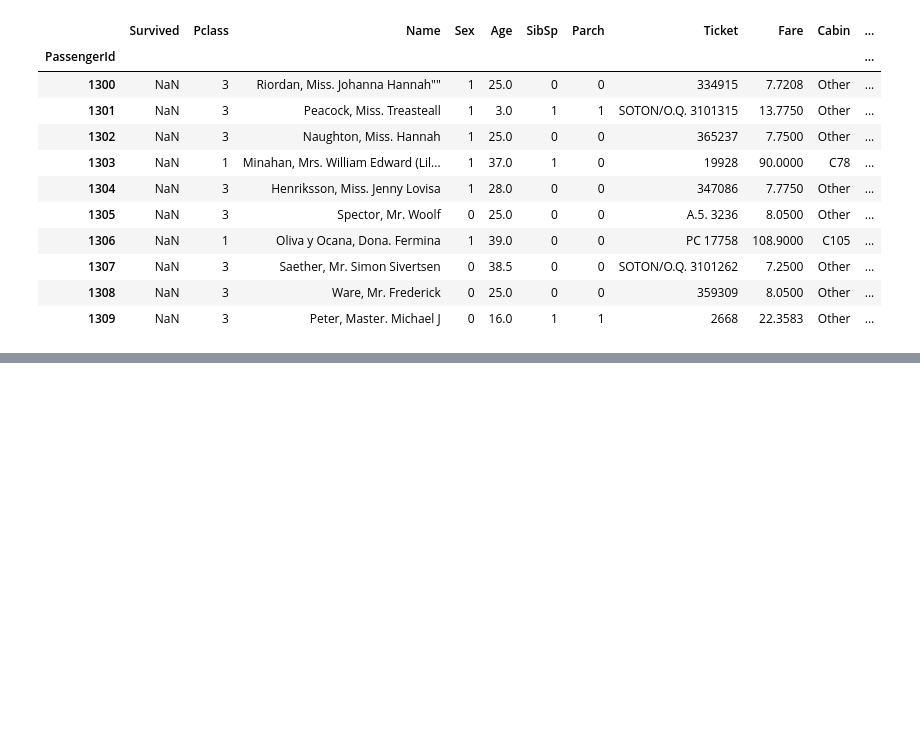
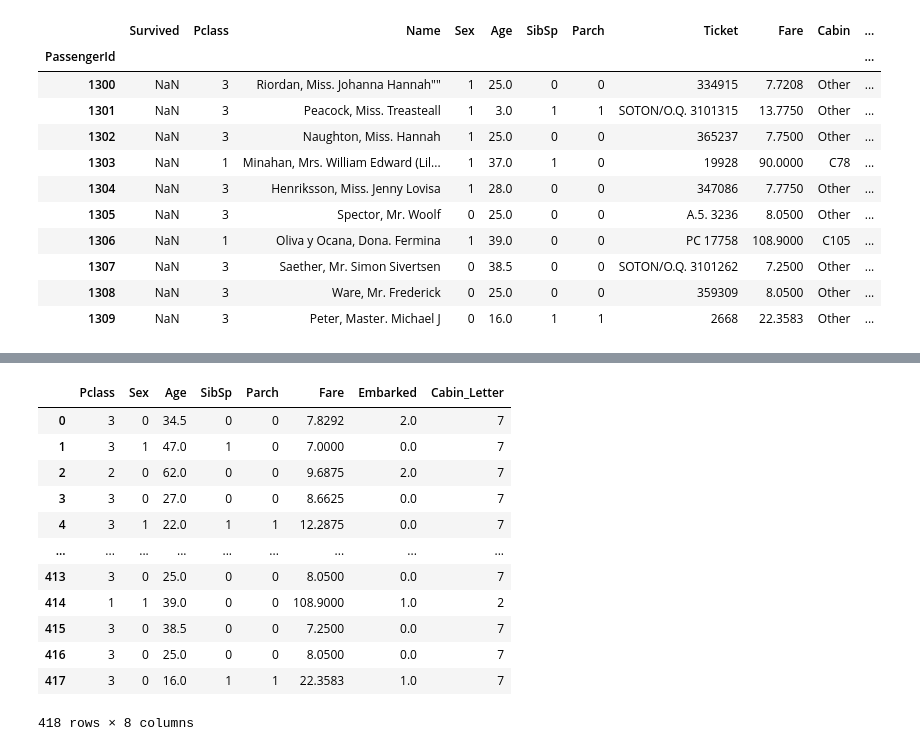
Before and after one commit to diequies/Titanic_Kaggle, a Jupyter notebook: Model Creation/Iteration_1_Baseline/Feature_Engineering.ipynb, the cells around one changed output, grey strips where cells are left out. Saved outputs shown, nothing was run; the diff lists cells and outputs as text; code cells hidden in the pictures; blank space fills up the shorter version.

```diff
--- a/Model Creation/Iteration_1_Baseline/Feature_Engineering.ipynb
+++ b/Model Creation/Iteration_1_Baseline/Feature_Engineering.ipynb
@@ -73,0 +105,16 @@ df_all.tail(10)
+# %%
+df_test
+# %% [output]
+|  | Pclass | Sex | Age | SibSp | Parch | Fare | Embarked | Cabin_Letter |
+| 0 | 3 | 0 | 34.5 | 0 | 0 | 7.8292 | 2.0 | 7 |
+| 1 | 3 | 1 | 47.0 | 1 | 0 | 7.0000 | 0.0 | 7 |
+| 2 | 2 | 0 | 62.0 | 0 | 0 | 9.6875 | 2.0 | 7 |
+| 3 | 3 | 0 | 27.0 | 0 | 0 | 8.6625 | 0.0 | 7 |
+| 4 | 3 | 1 | 22.0 | 1 | 1 | 12.2875 | 0.0 | 7 |
+| ... | ... | ... | ... | ... | ... | ... | ... | ... |
+| 413 | 3 | 0 | 25.0 | 0 | 0 | 8.0500 | 0.0 | 7 |
+| 414 | 1 | 1 | 39.0 | 0 | 0 | 108.9000 | 1.0 | 2 |
+| 415 | 3 | 0 | 38.5 | 0 | 0 | 7.2500 | 0.0 | 7 |
+| 416 | 3 | 0 | 25.0 | 0 | 0 | 8.0500 | 0.0 | 7 |
+| 417 | 3 | 0 | 16.0 | 1 | 1 | 22.3583 | 1.0 | 7 |
+418 rows × 8 columns
```
Also changed, not shown: parts of 6 cells of this notebook, 4 other files.
